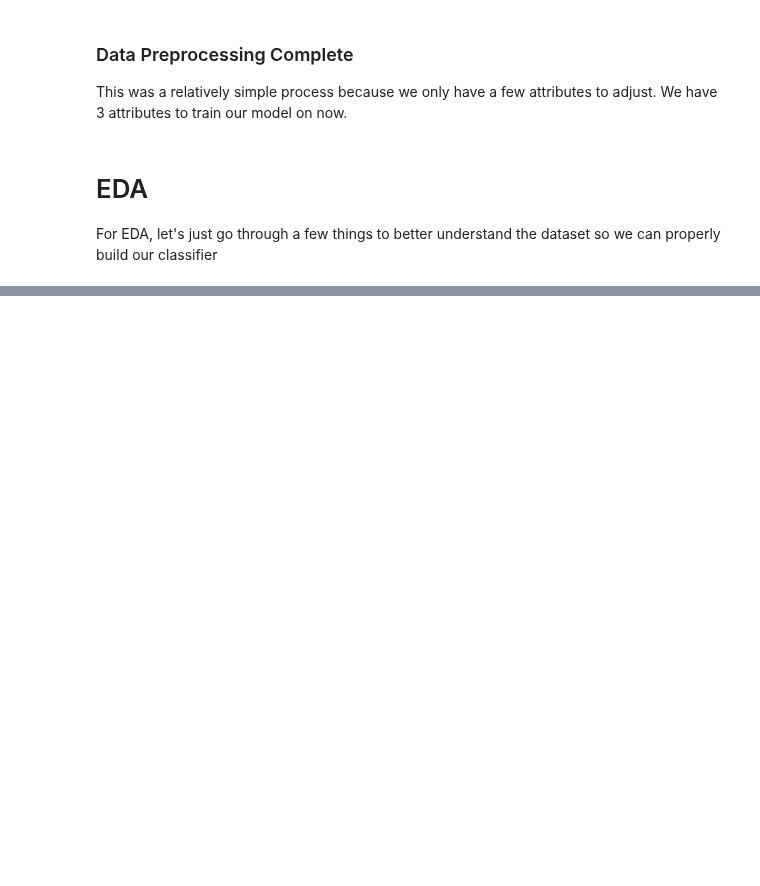
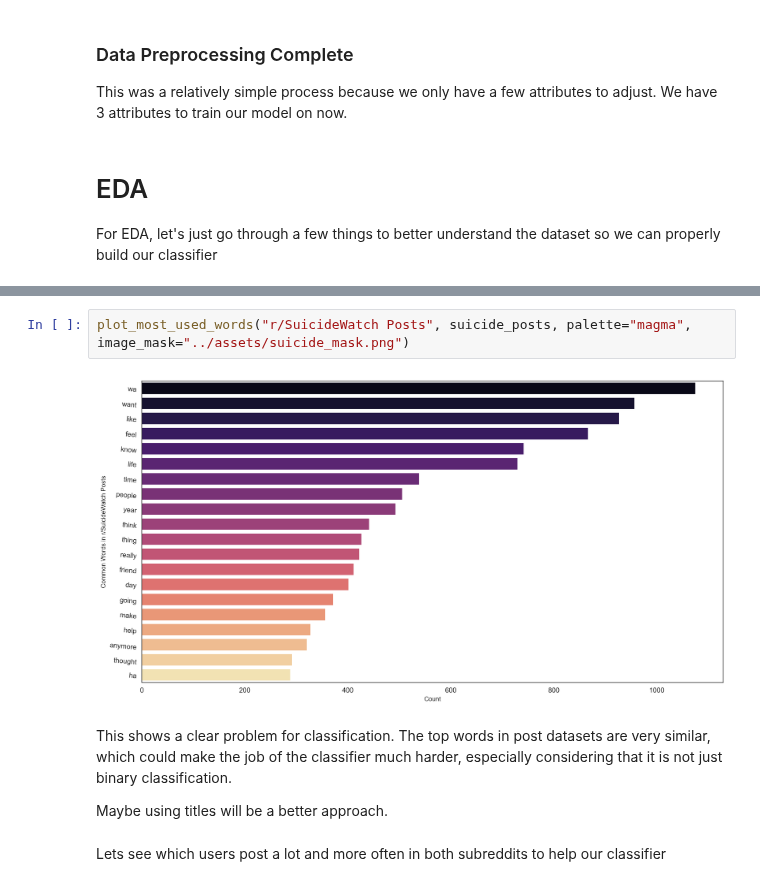
Before and after one commit to ayaanzhaque/SuiSense, a Jupyter notebook: notebooks/data_processing.ipynb, the cells around one changed output, grey strips where cells are left out. Drawn from its saved outputs; the diff is of its cells as text; blank space fills up the shorter version.

```diff
--- a/notebooks/data_processing.ipynb
+++ b/notebooks/data_processing.ipynb
@@ -360,0 +397,10 @@ For EDA, let's just go through a few things to better understand the dataset so
+# %%
+plot_most_used_words("r/SuicideWatch Posts", suicide_posts, palette="magma", image_mask="../assets/suicide_mask.png")
+# %% [output]
+[figure, added]
+# %% [markdown]
+This shows a clear problem for classification. The top words in post datasets are very similar, which could make the job of the classifier much harder, especially considering that it is not just binary classification.
+
+Maybe using titles will be a better approach.
+# %% [markdown]
+Lets see which users post a lot and more often in both subreddits to help our classifier
```
Also changed, not shown: parts of 12 cells of this notebook.
